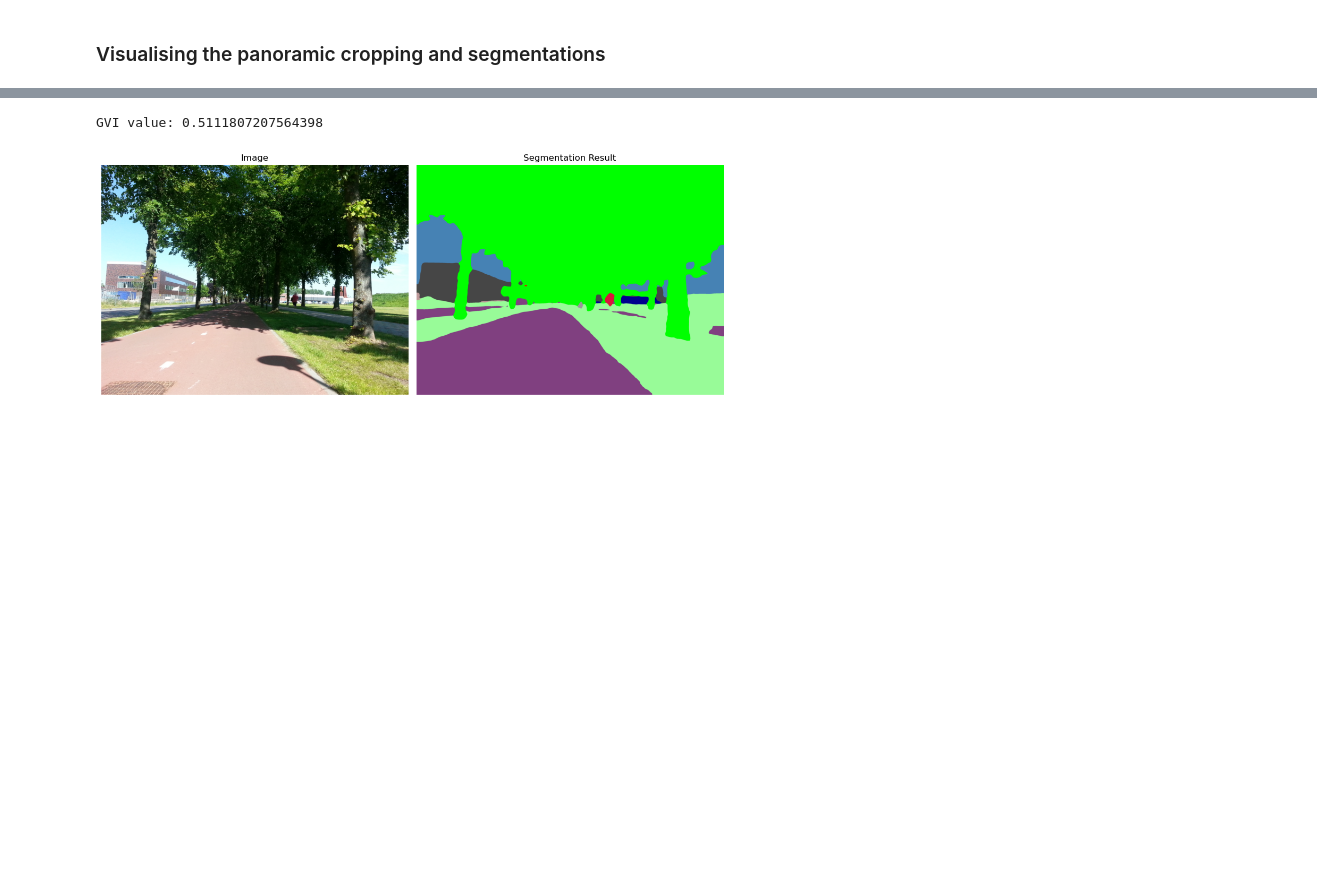
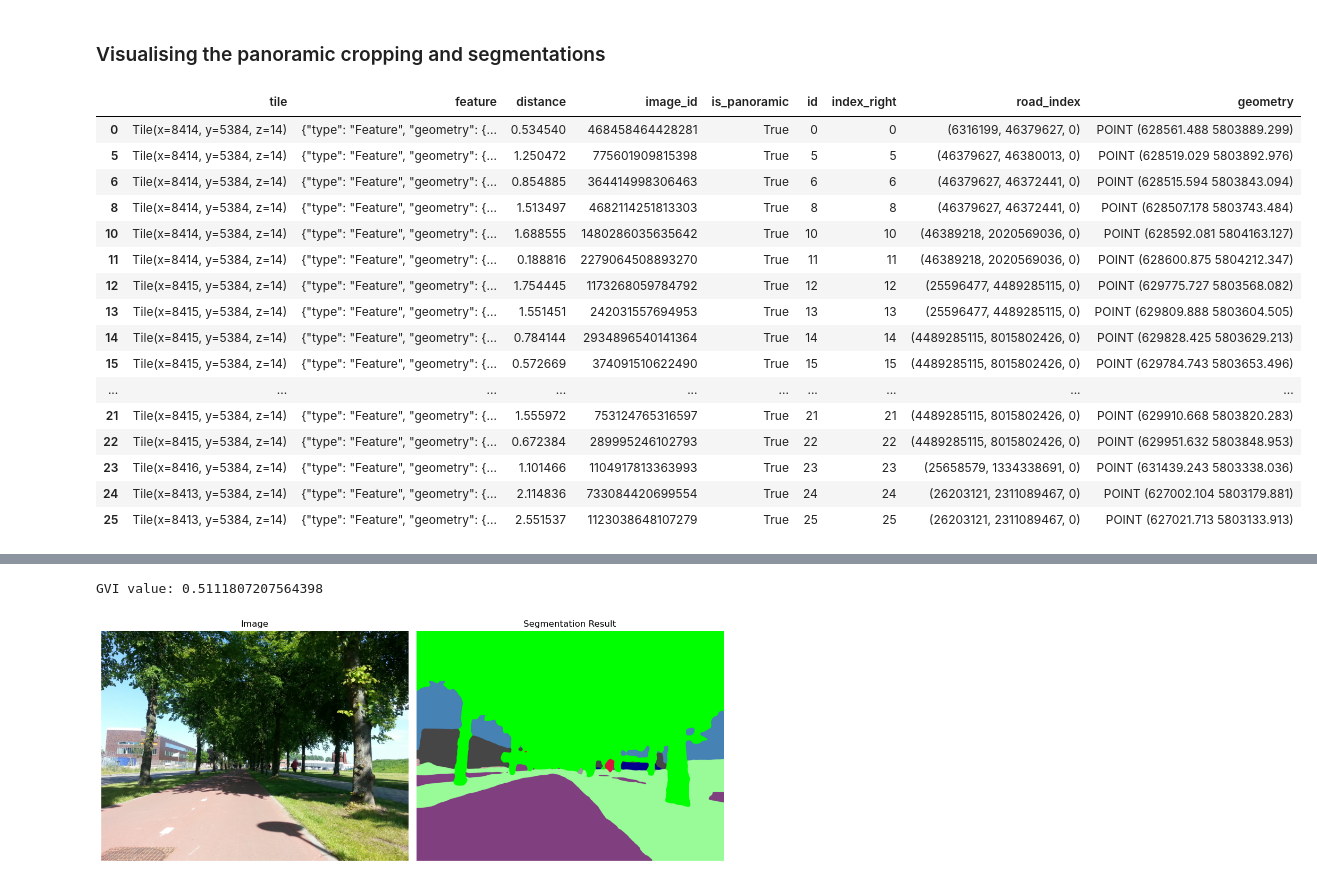
Before and after one commit to Spatial-Data-Science-and-GEO-AI-Lab/StreetView-NatureVisibility, a Jupyter notebook: pipeline_step_by_step.ipynb, the cells around one changed output, grey strips where cells are left out. Saved outputs shown, nothing was run; the diff lists cells and outputs as text; code cells hidden in the pictures; blank space fills up the shorter version.

```diff
--- a/pipeline_step_by_step.ipynb
+++ b/pipeline_step_by_step.ipynb
@@ -291 +293,21 @@ def display_images(row):
+# %%
+features[features.is_panoramic == True].head(20)
+# %% [output]
+|  | tile | feature | distance | image_id | is_panoramic | id | index_right | road_index | geometry |
+| 0 | Tile(x=8414, y=5384, z=14) | {"type": "Feature", "geometry": {... | 0.534540 | 468458464428281 | True | 0 | 0 | (6316199, 46379627, 0) | POINT (628561.488 5803889.299) |
+| 5 | Tile(x=8414, y=5384, z=14) | {"type": "Feature", "geometry": {... | 1.250472 | 775601909815398 | True | 5 | 5 | (46379627, 46380013, 0) | POINT (628519.029 5803892.976) |
+| 6 | Tile(x=8414, y=5384, z=14) | {"type": "Feature", "geometry": {... | 0.854885 | 364414998306463 | True | 6 | 6 | (46379627, 46372441, 0) | POINT (628515.594 5803843.094) |
+| 8 | Tile(x=8414, y=5384, z=14) | {"type": "Feature", "geometry": {... | 1.513497 | 4682114251813303 | True | 8 | 8 | (46379627, 46372441, 0) | POINT (628507.178 5803743.484) |
+| 10 | Tile(x=8414, y=5384, z=14) | {"type": "Feature", "geometry": {... | 1.688555 | 1480286035635642 | True | 10 | 10 | (46389218, 2020569036, 0) | POINT (628592.081 5804163.127) |
+| 11 | Tile(x=8414, y=5384, z=14) | {"type": "Feature", "geometry": {... | 0.188816 | 2279064508893270 | True | 11 | 11 | (46389218, 2020569036, 0) | POINT (628600.875 5804212.347) |
+| 12 | Tile(x=8415, y=5384, z=14) | {"type": "Feature", "geometry": {... | 1.754445 | 1173268059784792 | True | 12 | 12 | (25596477, 4489285115, 0) | POINT (629775.727 5803568.082) |
+| 13 | Tile(x=8415, y=5384, z=14) | {"type": "Feature", "geometry": {... | 1.551451 | 242031557694953 | True | 13 | 13 | (25596477, 4489285115, 0) | POINT (629809.888 5803604.505) |
+| 14 | Tile(x=8415, y=5384, z=14) | {"type": "Feature", "geometry": {... | 0.784144 | 2934896540141364 | True | 14 | 14 | (4489285115, 8015802426, 0) | POINT (629828.425 5803629.213) |
+| 15 | Tile(x=8415, y=5384, z=14) | {"type": "Feature", "geometry": {... | 0.572669 | 374091510622490 | True | 15 | 15 | (4489285115, 8015802426, 0) | POINT (629784.743 5803653.496) |
+| ... | ... | ... | ... | ... | ... | ... | ... | ... | ... |
+| 21 | Tile(x=8415, y=5384, z=14) | {"type": "Feature", "geometry": {... | 1.555972 | 753124765316597 | True | 21 | 21 | (4489285115, 8015802426, 0) | POINT (629910.668 5803820.283) |
+| 22 | Tile(x=8415, y=5384, z=14) | {"type": "Feature", "geometry": {... | 0.672384 | 289995246102793 | True | 22 | 22 | (4489285115, 8015802426, 0) | POINT (629951.632 5803848.953) |
+| 23 | Tile(x=8416, y=5384, z=14) | {"type": "Feature", "geometry": {... | 1.101466 | 1104917813363993 | True | 23 | 23 | (25658579, 1334338691, 0) | POINT (631439.243 5803338.036) |
+| 24 | Tile(x=8413, y=5384, z=14) | {"type": "Feature", "geometry": {... | 2.114836 | 733084420699554 | True | 24 | 24 | (26203121, 2311089467, 0) | POINT (627002.104 5803179.881) |
+| 25 | Tile(x=8413, y=5384, z=14) | {"type": "Feature", "geometry": {... | 2.551537 | 1123038648107279 | True | 25 | 25 | (26203121, 2311089467, 0) | POINT (627021.713 5803133.913) |
 # %%
```
Also changed, not shown: parts of 3 cells of this notebook, 1 other file.
